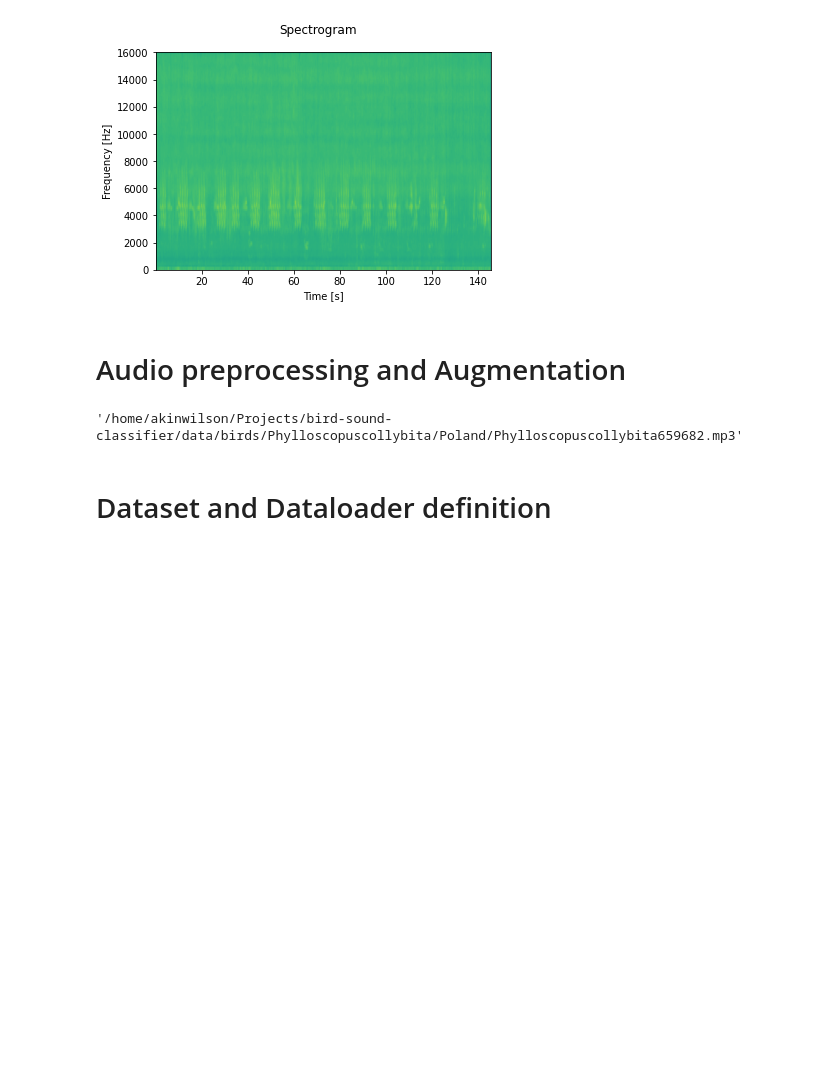
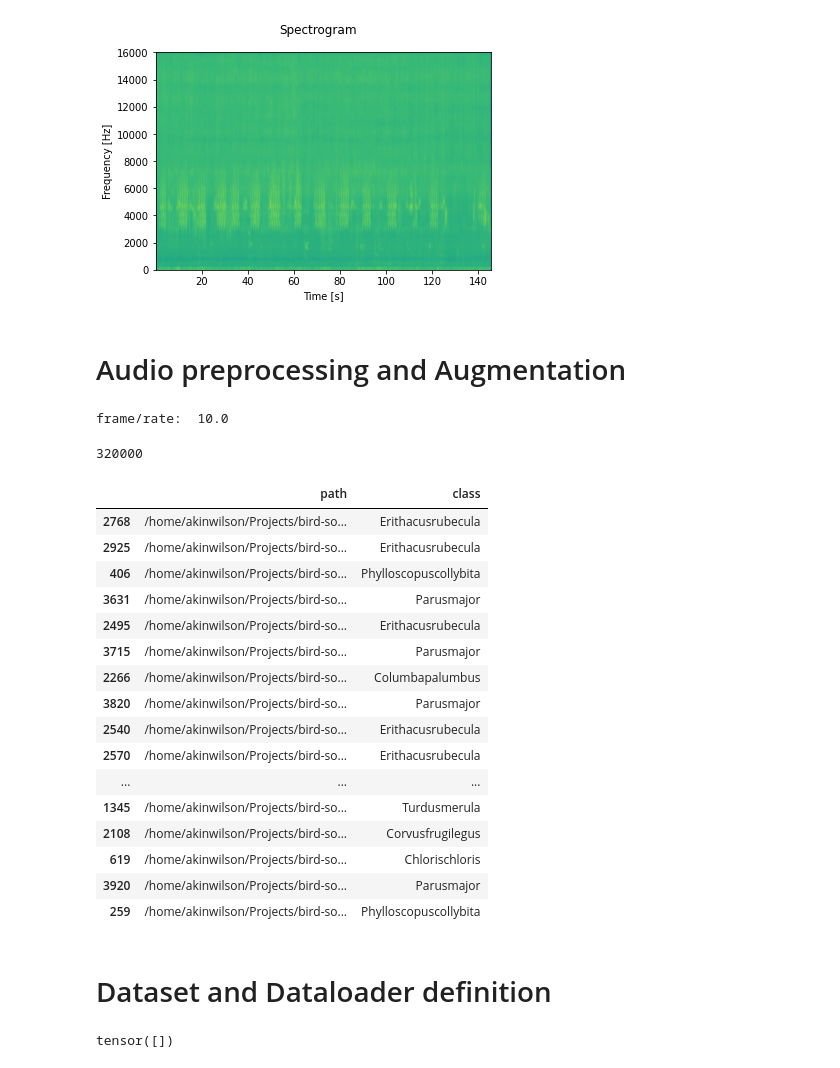
Before and after one commit to akinwilson/ground-up, a Jupyter notebook: 7_bird_sound_classification.ipynb, the cells around one changed output. Saved outputs shown, nothing was run; the diff lists cells and outputs as text; code cells hidden in the pictures; blank space fills up the shorter version.

```diff
--- a/7_bird_sound_classification.ipynb
+++ b/7_bird_sound_classification.ipynb
@@ -122,3 +109,18 @@ tensor([[0., 0., 0.,  ..., 0., 0., 0.]])
 [figure]
 # %% [markdown]
 # Audio preprocessing and Augmentation
+# %%
+df = get_dataset("total")
+SAMPLE_PATH = df['path'][0]
+
+x,OLD_SAMPLE_RATE = torchaudio.load(SAMPLE_PATH, normalize=True)
+x = torch.unsqueeze(x[0,:OLD_SAMPLE_RATE * 10], 0)
+
+print("frame/rate: ", x.shape[-1] / OLD_SAMPLE_RATE)
+
+frames_in_ten_seconds = OLD_SAMPLE_RATE * 10
+frames_in_ten_seconds
+# print(x[x.nonzero()])
+# %% [output]
+frame/rate:  10.0
+320000
@@ -125,3 +146,25 @@ tensor([[0., 0., 0.,  ..., 0., 0., 0.]])
 # %%
 df = get_dataset("total")
-SAMPLE_PATH = df['path'][0]
+
+
+df.sample(n=30)
+# SAMPLE_PATH = df['path'][0]
+# x,OLD_SAMPLE_RATE = torchaudio.load(SAMPLE_PATH, normalize=True)
+# %% [output]
+|  | path | class |
+| 2768 | /home/akinwilson/Projects/bird-so... | Erithacusrubecula |
+| 2925 | /home/akinwilson/Projects/bird-so... | Erithacusrubecula |
+| 406 | /home/akinwilson/Projects/bird-so... | Phylloscopuscollybita |
+| 3631 | /home/akinwilson/Projects/bird-so... | Parusmajor |
+| 2495 | /home/akinwilson/Projects/bird-so... | Erithacusrubecula |
+| 3715 | /home/akinwilson/Projects/bird-so... | Parusmajor |
+| 2266 | /home/akinwilson/Projects/bird-so... | Columbapalumbus |
+| 3820 | /home/akinwilson/Projects/bird-so... | Parusmajor |
+| 2540 | /home/akinwilson/Projects/bird-so... | Erithacusrubecula |
+| 2570 | /home/akinwilson/Projects/bird-so... | Erithacusrubecula |
+| ... | ... | ... |
+| 1345 | /home/akinwilson/Projects/bird-so... | Turdusmerula |
+| 2108 | /home/akinwilson/Projects/bird-so... | Corvusfrugilegus |
+| 619 | /home/akinwilson/Projects/bird-so... | Chlorischloris |
+| 3920 | /home/akinwilson/Projects/bird-so... | Parusmajor |
+| 259 | /home/akinwilson/Projects/bird-so... | Phylloscopuscollybita |
@@ -151,10 +171,3 @@ transformations = torch.nn.Sequential(apply_resampling,apply_padding,extract_spe
-# %%
-df = get_dataset("total").iloc[1]['path']
-# SAMPLE_PATH = df['path'][0]
-# x,OLD_SAMPLE_RATE = torchaudio.load(SAMPLE_PATH, normalize=True)
-# transformations(x).shape
-# %% [output]
-'/home/akinwilson/Projects/bird-sound-classifier/data/birds/Phylloscopuscollybita/Poland/Phylloscopuscollybita659682.mp3'
 # %% [markdown]
 # Dataset and Dataloader definition
 # %%
@@ -181 +218,5 @@ class AudioDataset(Dataset):
+# %%
+torch.tensor([0]*int())
+# %% [output]
+tensor([])
 # %%
```
Also changed, not shown: parts of 8 cells of this notebook.
